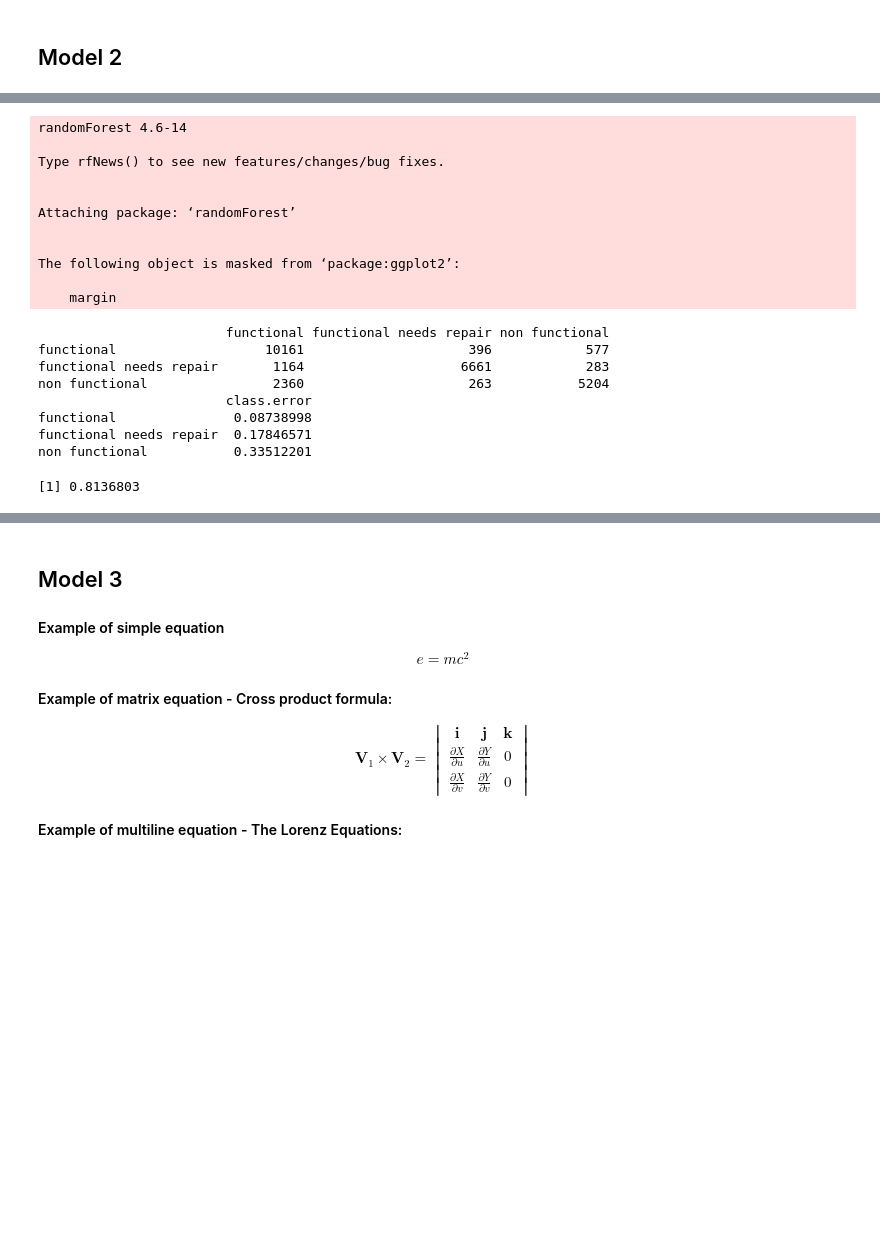
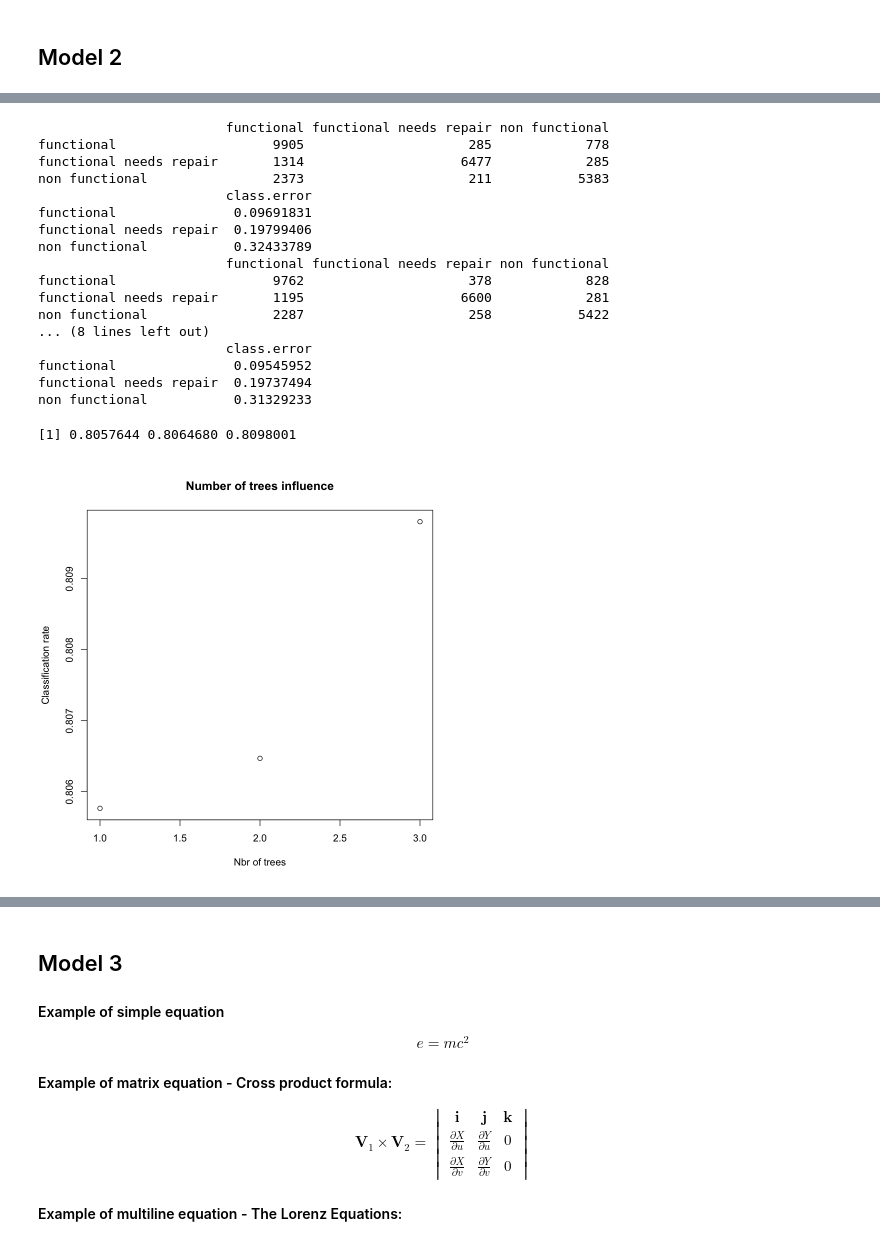
Before and after one commit to miromatagne/Driven-Data-Competition, a Jupyter notebook: ReportTemplate.ipynb, the cells around one changed output, grey strips where cells are left out. Cells and saved outputs as stored; diff of their text form; code cells hidden in the pictures; blank space fills up the shorter version.

Commit message:
random forest analysis

```diff
--- a/ReportTemplate.ipynb
+++ b/ReportTemplate.ipynb
@@ -681,16 +786,14 @@ for(c in colnames(test_preproc)) {
 # %%
-library("randomForest")
-n_trees <- c(22)
+n_trees <- c(14,16,18)
 data <- data_preproc
 accuracy_vec <- array(0,length(n_trees))
-#data <- data[1:500,c(2,3,41)]
-#print(data[0,11])
 data_idx <- sample(1:nrow(data))
 half_split <- floor(nrow(data)/2)
 target_variable <- ncol(data)
 index <- 1
+best_accuracy <- 0
 
-for (i in n_trees){ #print(i)
+for (i in n_trees){
     train_data <- data[data_idx[1:half_split],]
     test_data <- data[data_idx[(half_split+1):nrow(data)],]
 
@@ -701,33 +804,33 @@ for (i in n_trees){ #print(i)
                           ntree=i,keep.forest=TRUE)
     print(model$test$confusion)
     accuracy_vec[index] = (model$test$confusion[1,1]+model$test$confusion[2,2]+model$test$confusion[3,3])/sum(model$test$confusion)
+    if(accuracy_vec[index] > best_accuracy) {
+        best_model_ <- model
+        best_accuracy <- accuracy_vec[index]
+    }
     index <- index + 1
-
-    Y_pred <- predict(model,newdata = test_preproc)
-    #print(paste("Y_pred : ",Y_pred))
 }
-
-accuracy_vec
-
-#plot(accuracy_vec,main = "Number of trees influence",xlab = "Nbr of trees",ylab = "Classification rate")
 # %% [output]
-randomForest 4.6-14
-
-Type rfNews() to see new features/changes/bug fixes.
-
-
-Attaching package: ‘randomForest’
-
-
-The following object is masked from ‘package:ggplot2’:
-
-    margin
+                        functional functional needs repair non functional
+functional                    9905                     285            778
+functional needs repair       1314                    6477            285
+non functional                2373                     211           5383
+                        class.error
+functional               0.09691831
+functional needs repair  0.19799406
+non functional           0.32433789
+                        functional functional needs repair non functional
+functional                    9762                     378            828
+functional needs repair       1195                    6600            281
+non functional                2287                     258           5422
+... (8 lines left out)
+                        class.error
+functional               0.09545952
+functional needs repair  0.19737494
+non functional           0.31329233
-                        functional functional needs repair non functional
-functional                   10161                     396            577
-functional needs repair       1164                    6661            283
-non functional                2360                     263           5204
-                        class.error
-functional               0.08738998
-functional needs repair  0.17846571
-non functional           0.33512201
-[1] 0.8136803
+# %%
+accuracy_vec
+plot(accuracy_vec,main = "Number of trees influence",xlab = "Nbr of trees",ylab = "Classification rate")
+# %% [output]
+[1] 0.8057644 0.8064680 0.8098001
+[figure, added]
```
Also changed, not shown: parts of 14 cells of this notebook, 2 other files.
